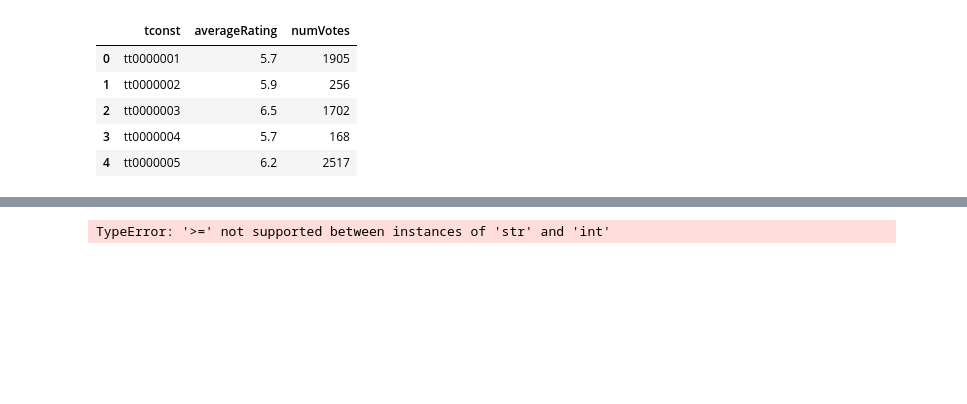
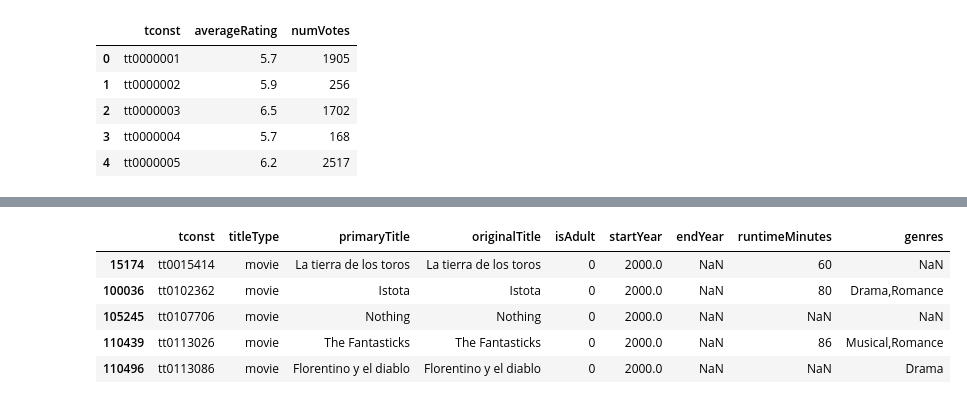
Before and after one commit to thomasgreenacre/DE_Wk1_Project-3--Part1--core-, a Jupyter notebook: DE_Wk1_Project3_Part1(core).ipynb, the cells around one changed output, grey strips where cells are left out. Saved outputs shown, nothing was run; the diff lists cells and outputs as text; code cells hidden in the pictures; blank space fills up the shorter version.

```diff
--- a/DE_Wk1_Project3_Part1(core).ipynb
+++ b/DE_Wk1_Project3_Part1(core).ipynb
@@ -49,3 +57,5 @@ basics.head()
 | 2 | tt0000003 | short | Pauvre Pierrot | Pauvre Pierrot | 0 | 1892 | NaN | 4 | Animation,Comedy,Romance |
 | 3 | tt0000004 | short | Un bon bock | Un bon bock | 0 | 1892 | NaN | 12 | Animation,Short |
 | 4 | tt0000005 | short | Blacksmith Scene | Blacksmith Scene | 0 | 1893 | NaN | 1 | Comedy,Short |
+# %%
+basics['startYear']  = basics['startYear'].astype('float')
@@ -102,5 +172,10 @@ basics.head()
 # %%
-basics = basics[basics['startYear'] >= 2000]
+basics = basics[basics['startYear'] == 2000.0]
 basics.head()
 # %% [output]
-TypeError: '>=' not supported between instances of 'str' and 'int'
+|  | tconst | titleType | primaryTitle | originalTitle | isAdult | startYear | endYear | runtimeMinutes | genres |
+| 15174 | tt0015414 | movie | La tierra de los toros | La tierra de los toros | 0 | 2000.0 | NaN | 60 | NaN |
+| 100036 | tt0102362 | movie | Istota | Istota | 0 | 2000.0 | NaN | 80 | Drama,Romance |
+| 105245 | tt0107706 | movie | Nothing | Nothing | 0 | 2000.0 | NaN | NaN | NaN |
+| 110439 | tt0113026 | movie | The Fantasticks | The Fantasticks | 0 | 2000.0 | NaN | 86 | Musical,Romance |
+| 110496 | tt0113086 | movie | Florentino y el diablo | Florentino y el diablo | 0 | 2000.0 | NaN | NaN | Drama |
```
Also changed, not shown: parts of 27 cells of this notebook, 3 other files.
